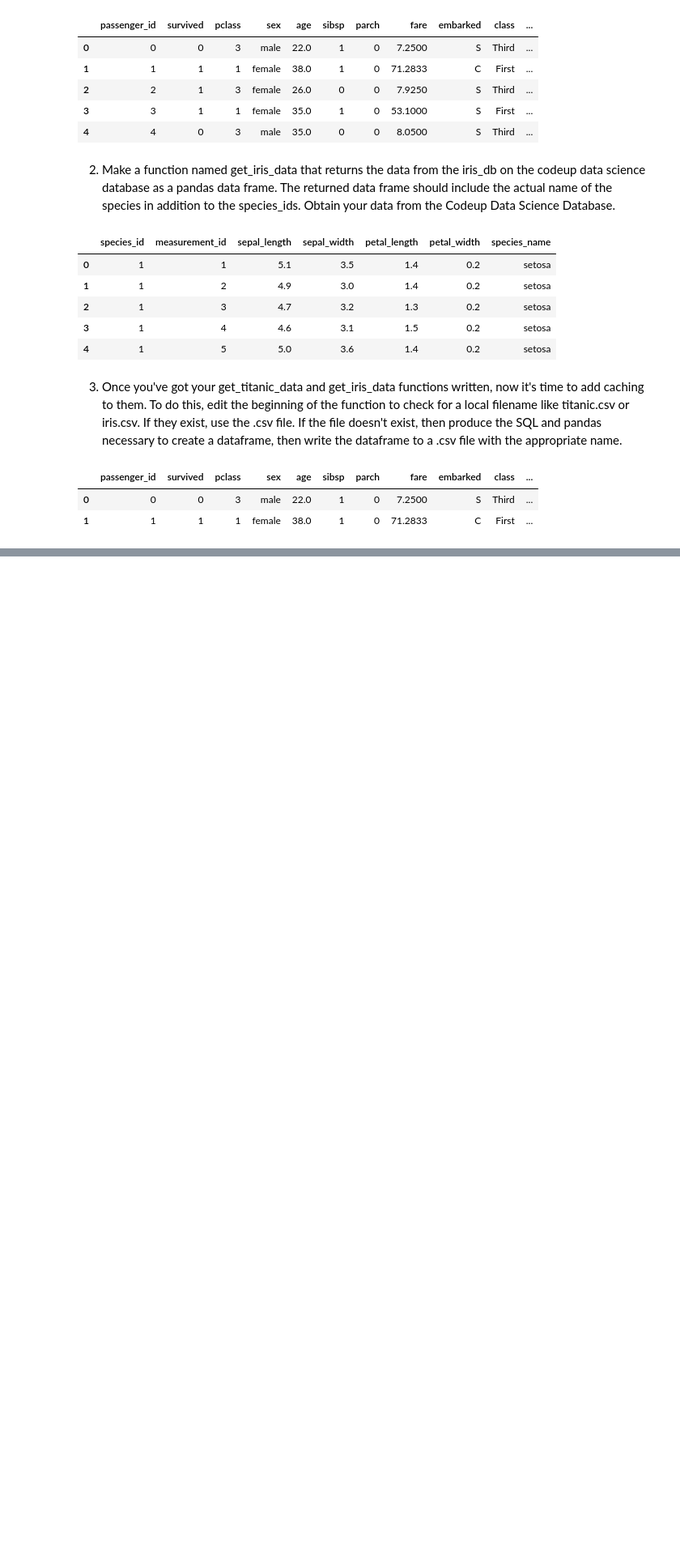
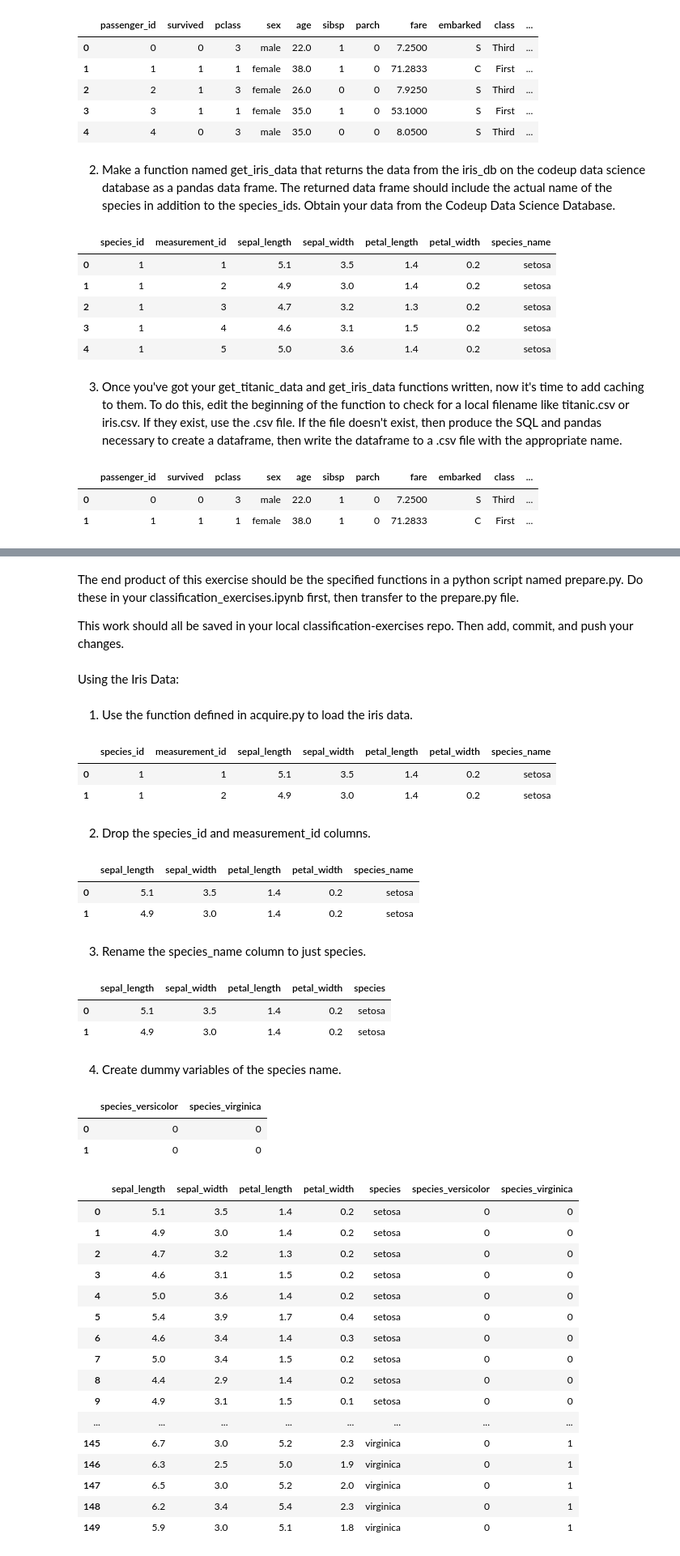
Before and after one commit to Tyler-Applegate/classification-exercises, a Jupyter notebook: classification_exercises.ipynb, the cells around one changed output, grey strips where cells are left out. Shown at 81% size. Saved outputs shown, nothing was run; the diff lists cells and outputs as text; code cells hidden in the pictures; blank space fills up the shorter version.

Commit message:
created prepare.py

```diff
--- a/classification_exercises.ipynb
+++ b/classification_exercises.ipynb
@@ -384,0 +387,69 @@ df_titanic_csv.head(2)
+# %% [markdown]
+The end product of this exercise should be the specified functions in a python script named prepare.py. Do these in your classification_exercises.ipynb first, then transfer to the prepare.py file.
+
+This work should all be saved in your local classification-exercises repo. Then add, commit, and push your changes.
+# %% [markdown]
+Using the Iris Data:
+# %% [markdown]
+1. Use the function defined in acquire.py to load the iris data.
+# %%
+# done above for previous exercises...
+df_iris.head(2)
+# %% [output]
+|  | species_id | measurement_id | sepal_length | sepal_width | petal_length | petal_width | species_name |
+| 0 | 1 | 1 | 5.1 | 3.5 | 1.4 | 0.2 | setosa |
+| 1 | 1 | 2 | 4.9 | 3.0 | 1.4 | 0.2 | setosa |
+# %% [markdown]
+2. Drop the species_id and measurement_id columns.
+# %%
+# make a list of columns to drop
+
+columns_to_drop = ['species_id', 'measurement_id']
+# %%
+# create a new df to check work (won't alter original df)
+
+df_iris_clean = df_iris.drop(columns=columns_to_drop)
+df_iris_clean.head(2)
+# %% [output]
+|  | sepal_length | sepal_width | petal_length | petal_width | species_name |
+| 0 | 5.1 | 3.5 | 1.4 | 0.2 | setosa |
+| 1 | 4.9 | 3.0 | 1.4 | 0.2 | setosa |
+# %% [markdown]
+3. Rename the species_name column to just species.
+# %%
+df_iris_clean = df_iris_clean.rename(columns={'species_name': 'species'})
+df_iris_clean.head(2)
+# %% [output]
+|  | sepal_length | sepal_width | petal_length | petal_width | species |
+| 0 | 5.1 | 3.5 | 1.4 | 0.2 | setosa |
+| 1 | 4.9 | 3.0 | 1.4 | 0.2 | setosa |
+# %% [markdown]
+4. Create dummy variables of the species name.
+# %%
+dummy_df = pd.get_dummies(df_iris_clean[['species']], dummy_na=False, drop_first=True)
+dummy_df.head(2)
+# %% [output]
+|  | species_versicolor | species_virginica |
+| 0 | 0 | 0 |
+| 1 | 0 | 0 |
+# %%
+df_iris_clean = pd.concat([df_iris_clean, dummy_df], axis=1)
+df_iris_clean
+# %% [output]
+|  | sepal_length | sepal_width | petal_length | petal_width | species | species_versicolor | species_virginica |
+| 0 | 5.1 | 3.5 | 1.4 | 0.2 | setosa | 0 | 0 |
+| 1 | 4.9 | 3.0 | 1.4 | 0.2 | setosa | 0 | 0 |
+| 2 | 4.7 | 3.2 | 1.3 | 0.2 | setosa | 0 | 0 |
+| 3 | 4.6 | 3.1 | 1.5 | 0.2 | setosa | 0 | 0 |
+| 4 | 5.0 | 3.6 | 1.4 | 0.2 | setosa | 0 | 0 |
+| 5 | 5.4 | 3.9 | 1.7 | 0.4 | setosa | 0 | 0 |
+| 6 | 4.6 | 3.4 | 1.4 | 0.3 | setosa | 0 | 0 |
+| 7 | 5.0 | 3.4 | 1.5 | 0.2 | setosa | 0 | 0 |
+| 8 | 4.4 | 2.9 | 1.4 | 0.2 | setosa | 0 | 0 |
+| 9 | 4.9 | 3.1 | 1.5 | 0.1 | setosa | 0 | 0 |
+| ... | ... | ... | ... | ... | ... | ... | ... |
+| 145 | 6.7 | 3.0 | 5.2 | 2.3 | virginica | 0 | 1 |
+| 146 | 6.3 | 2.5 | 5.0 | 1.9 | virginica | 0 | 1 |
+| 147 | 6.5 | 3.0 | 5.2 | 2.0 | virginica | 0 | 1 |
+| 148 | 6.2 | 3.4 | 5.4 | 2.3 | virginica | 0 | 1 |
+| 149 | 5.9 | 3.0 | 5.1 | 1.8 | virginica | 0 | 1 |
```
Also changed, not shown: parts of 10 cells of this notebook, 1 other file.
